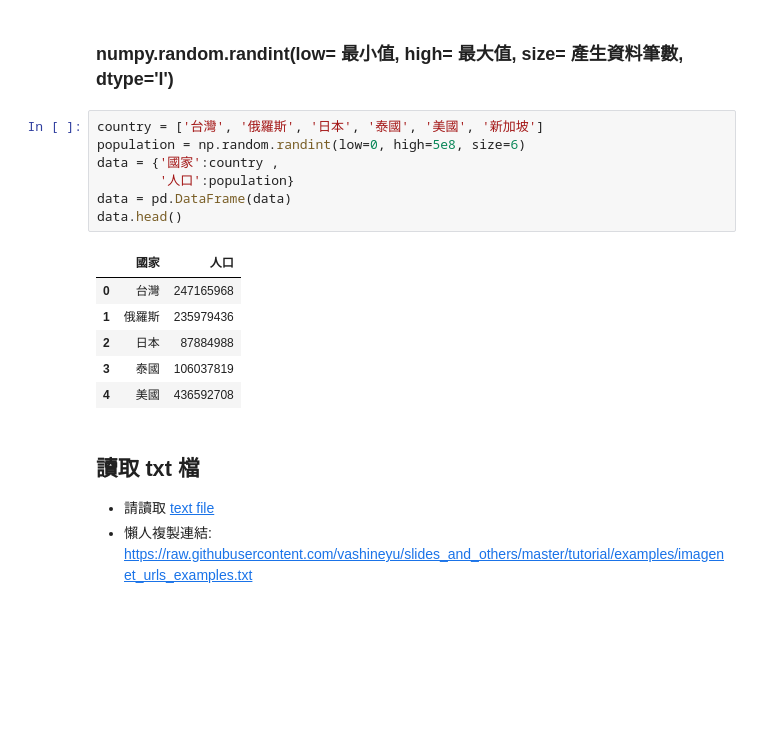
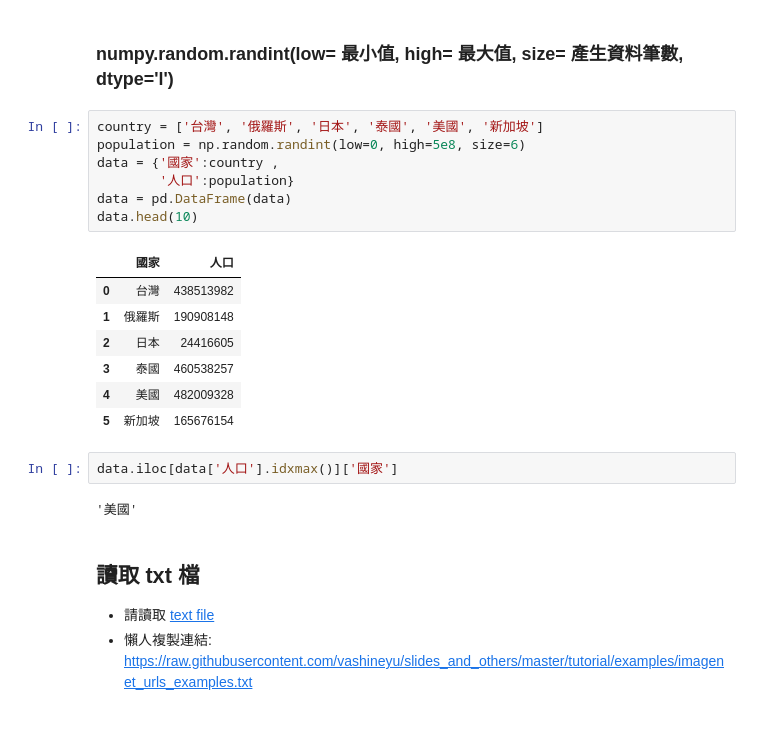
Before and after one commit to biggy2003211/ML100-Days, a Jupyter notebook: Day_003_HW.ipynb, the cells around one changed output. Drawn from its saved outputs; the diff is of its cells as text; blank space fills up the shorter version.

```diff
--- a/Day_003_HW.ipynb
+++ b/Day_003_HW.ipynb
@@ -15,17 +15,22 @@ import numpy as np
 # %%
 country = ['台灣', '俄羅斯', '日本', '泰國', '美國', '新加坡']
 population = np.random.randint(low=0, high=5e8, size=6)
 data = {'國家':country ,
         '人口':population}
 data = pd.DataFrame(data)
-data.head()
+data.head(10)
 # %% [output]
 |  | 國家 | 人口 |
-| 0 | 台灣 | 247165968 |
-| 1 | 俄羅斯 | 235979436 |
-| 2 | 日本 | 87884988 |
-| 3 | 泰國 | 106037819 |
-| 4 | 美國 | 436592708 |
+| 0 | 台灣 | 438513982 |
+| 1 | 俄羅斯 | 190908148 |
+| 2 | 日本 | 24416605 |
+| 3 | 泰國 | 460538257 |
+| 4 | 美國 | 482009328 |
+| 5 | 新加坡 | 165676154 |
+# %%
+data.iloc[data['人口'].idxmax()]['國家']
+# %% [output]
+'美國'
 # %% [markdown]
 ## 讀取 txt 檔
 * 請讀取 [text file](https://raw.githubusercontent.com/vashineyu/slides_and_others/master/tutorial/examples/imagenet_urls_examples.txt)
```
